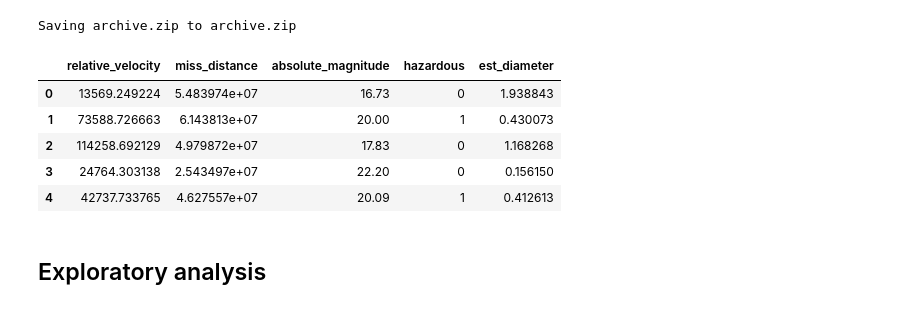
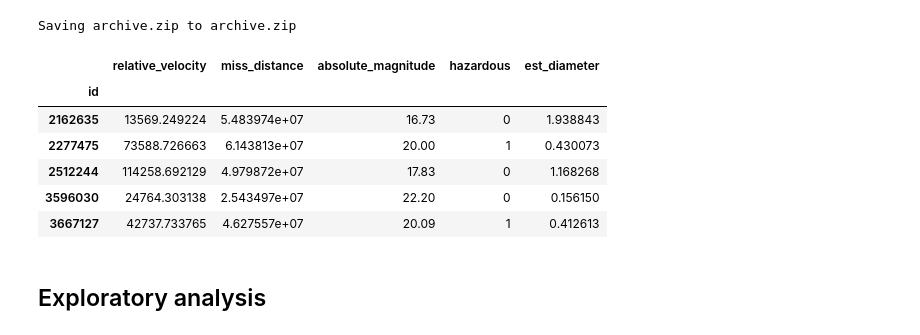
Before and after one commit to gselivirov/NASA_classifiers, a Jupyter notebook: NASA_Forest.ipynb, the cells around one changed output. Saved outputs shown, nothing was run; the diff lists cells and outputs as text; code cells hidden in the pictures.

```diff
--- a/NASA_Forest.ipynb
+++ b/NASA_Forest.ipynb
@@ -30,24 +34,30 @@ uploaded = files.upload()
 # %% [output]
 [interactive output not drawn]
 Saving archive.zip to archive.zip
-# %%
-from zipfile import ZipFile
-zip_file = ZipFile('archive.zip')
-df = pd.read_csv(zip_file.open('neo_v2.csv'))
-# %%
-df = df.drop(["name", "orbiting_body", "sentry_object", "id"],axis=1)
-# df.set_index("id", inplace=True)
-df["hazardous"] = [int(obs) for obs in df["hazardous"]]
-df["est_diameter"] = (df["est_diameter_min"]+df["est_diameter_max"])/2
-df = df.drop(["est_diameter_min", "est_diameter_max"],axis=1)
-df.head()
-# %% [output]
-|  | relative_velocity | miss_distance | absolute_magnitude | hazardous | est_diameter |
-| 0 | 13569.249224 | 5.483974e+07 | 16.73 | 0 | 1.938843 |
-| 1 | 73588.726663 | 6.143813e+07 | 20.00 | 1 | 0.430073 |
-| 2 | 114258.692129 | 4.979872e+07 | 17.83 | 0 | 1.168268 |
-| 3 | 24764.303138 | 2.543497e+07 | 22.20 | 0 | 0.156150 |
-| 4 | 42737.733765 | 4.627557e+07 | 20.09 | 1 | 0.412613 |
+# %%
+from zipfile import ZipFile
+
+def wrangle(data):
+  zip_file = ZipFile(data)
+  df = pd.read_csv(zip_file.open('neo_v2.csv'))
+
+  df["est_diameter"] = (df["est_diameter_min"]+df["est_diameter_max"])/2
+  df.drop(columns=["name", "orbiting_body", "sentry_object", "est_diameter_min", "est_diameter_max"], inplace=True)
+  df.set_index("id", inplace=True)
+  df["hazardous"] = df["hazardous"].astype(int)
+
+  return df
+# %%
+df = wrangle("archive.zip")
+df.head()
+# %% [output]
+|  | relative_velocity | miss_distance | absolute_magnitude | hazardous | est_diameter |
+| id |  |  |  |  |  |
+| 2162635 | 13569.249224 | 5.483974e+07 | 16.73 | 0 | 1.938843 |
+| 2277475 | 73588.726663 | 6.143813e+07 | 20.00 | 1 | 0.430073 |
+| 2512244 | 114258.692129 | 4.979872e+07 | 17.83 | 0 | 1.168268 |
+| 3596030 | 24764.303138 | 2.543497e+07 | 22.20 | 0 | 0.156150 |
+| 3667127 | 42737.733765 | 4.627557e+07 | 20.09 | 1 | 0.412613 |
 # %% [markdown]
 ## Exploratory analysis
 # %%
```
Also changed, not shown: parts of 53 cells of this notebook.
